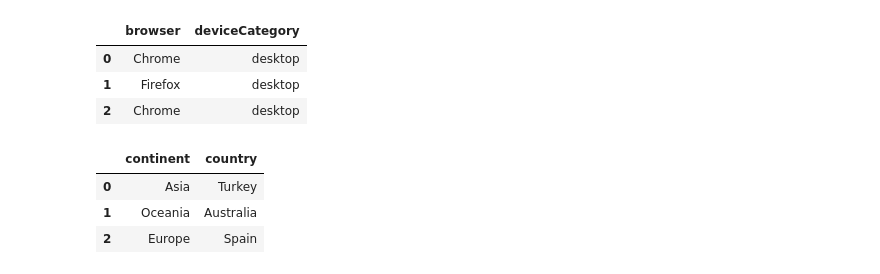
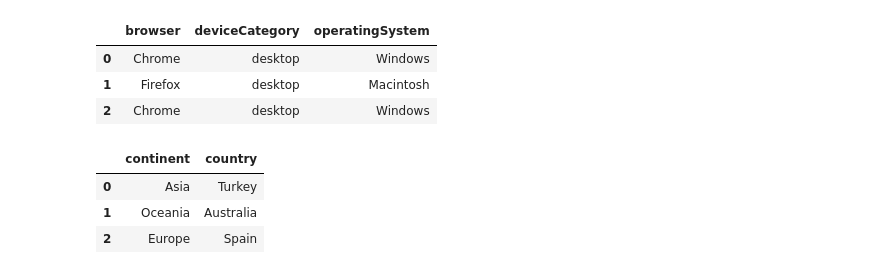
Before and after one commit to DIB-PP/-, a Jupyter notebook: project3_GA4_수경.ipynb, the cells around one changed output. Saved outputs shown, nothing was run; the diff lists cells and outputs as text; code cells hidden in the pictures.

```diff
--- a/project3_GA4_수경.ipynb
+++ b/project3_GA4_수경.ipynb
@@ -217,13 +67,13 @@ df2.head(3)
 | 2 | Organic Search | 2016-09-02 | 3895546263509774583 | 3895546263509774583_1472865386 | 1472865386 | 1 | 2016-09-03 01:16:26 |
 # %%
 #device 사용컬럼만 남기기
-device_df2 = pd.DataFrame(device_df[['browser', 'deviceCategory']])
+device_df2 = pd.DataFrame(device_df[['browser', 'deviceCategory','operatingSystem']])
 device_df2.head(3)
 # %% [output]
-|  | browser | deviceCategory |
-| 0 | Chrome | desktop |
-| 1 | Firefox | desktop |
-| 2 | Chrome | desktop |
+|  | browser | deviceCategory | operatingSystem |
+| 0 | Chrome | desktop | Windows |
+| 1 | Firefox | desktop | Macintosh |
+| 2 | Chrome | desktop | Windows |
 # %%
 #geonetwork 사용컬럼만 남기기
 geonetwork_df2 = pd.DataFrame(geonetwork_df[['continent', 'country']])
```
Also changed, not shown: parts of 36 cells of this notebook.
